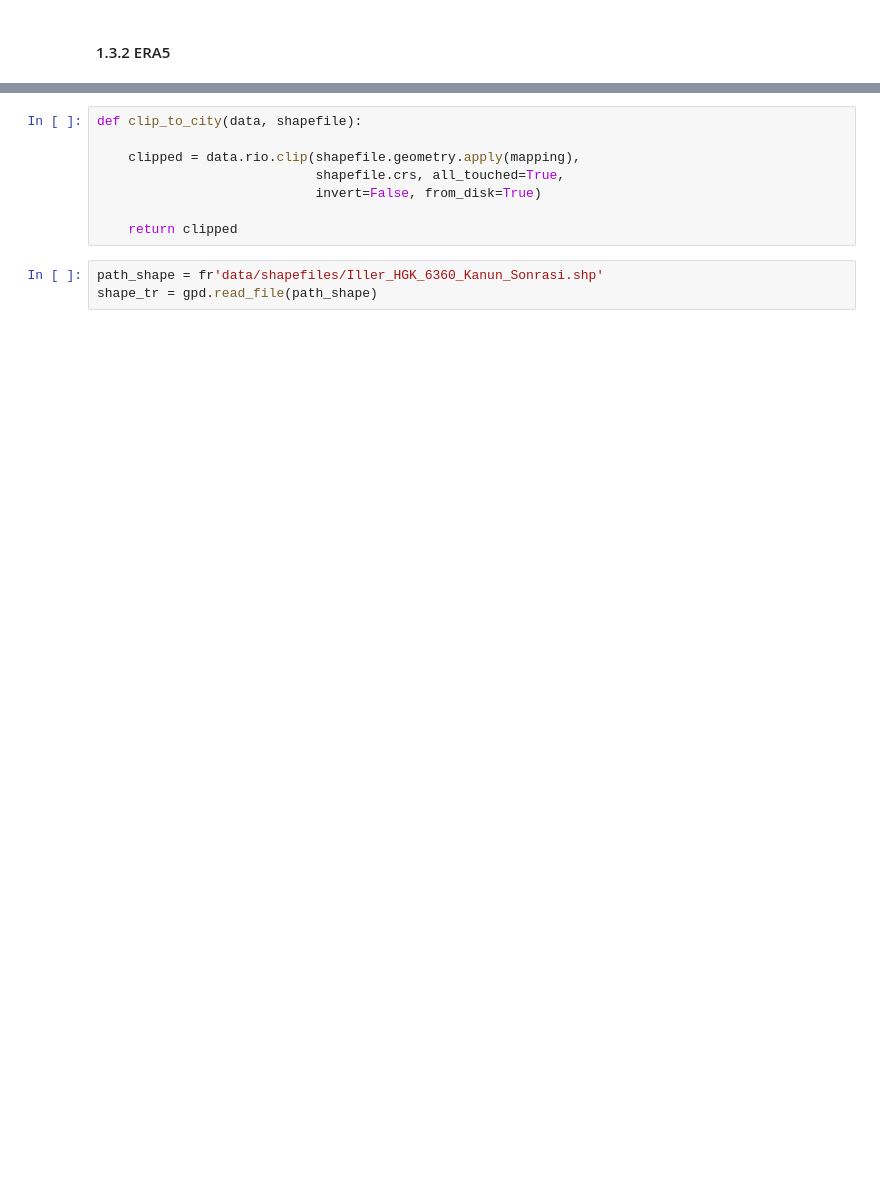
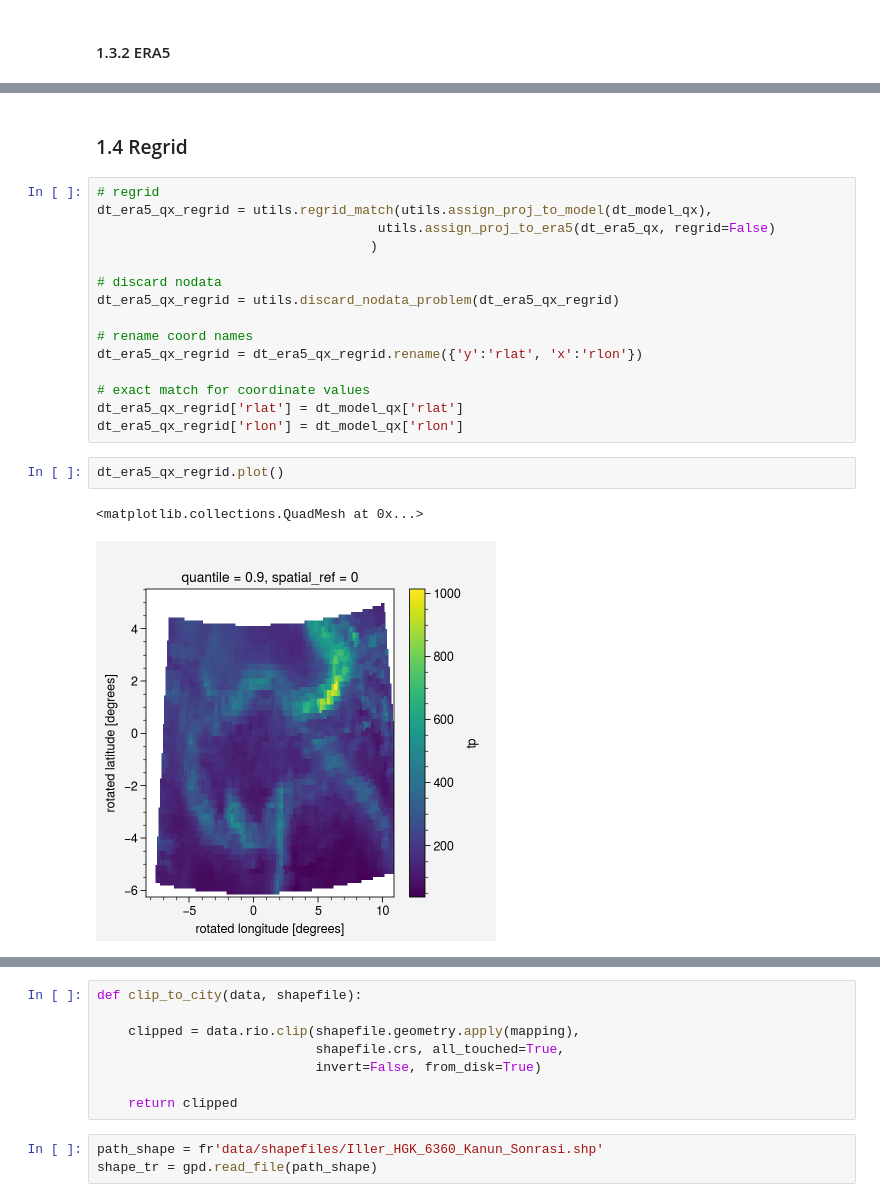
Before and after one commit to donmezkutay/msc-thesis-codes, a Jupyter notebook: verification.ipynb, the cells around one changed output, grey strips where cells are left out. Saved outputs shown, nothing was run; the diff lists cells and outputs as text; blank space fills up the shorter version.

```diff
--- a/verification.ipynb
+++ b/verification.ipynb
@@ -162 +123,23 @@ dt_era5_q50.plot()
+# %% [markdown]
+### 1.4 Regrid
+# %%
+# regrid
+dt_era5_qx_regrid = utils.regrid_match(utils.assign_proj_to_model(dt_model_qx),
+                                    utils.assign_proj_to_era5(dt_era5_qx, regrid=False)
+                                   )
+
+# discard nodata
+dt_era5_qx_regrid = utils.discard_nodata_problem(dt_era5_qx_regrid)
+
+# rename coord names
+dt_era5_qx_regrid = dt_era5_qx_regrid.rename({'y':'rlat', 'x':'rlon'})
+
+# exact match for coordinate values
+dt_era5_qx_regrid['rlat'] = dt_model_qx['rlat']
+dt_era5_qx_regrid['rlon'] = dt_model_qx['rlon']
+# %%
+dt_era5_qx_regrid.plot()
+# %% [output]
+<matplotlib.collections.QuadMesh at 0x...>
+[figure, added]
 # %% [markdown]
```
Also changed, not shown: parts of 31 cells of this notebook, 2 other files.
